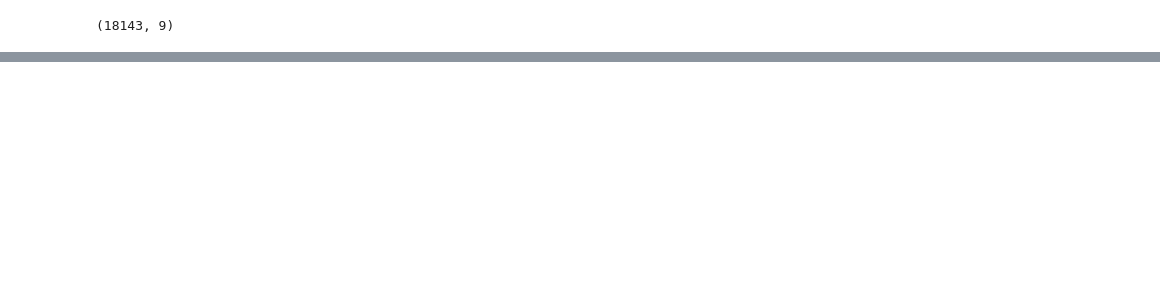
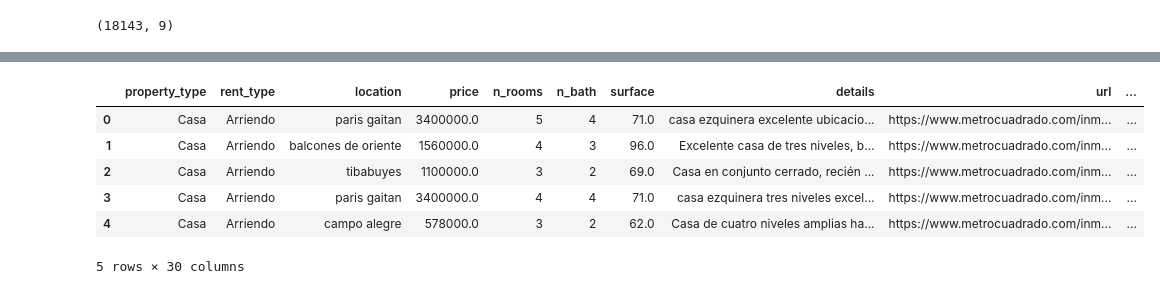
Before and after one commit to JavierSantibanez1/Tarea1_DSLab_Grupo11, a Jupyter notebook: tarea 1/tarea1.ipynb, the cells around one changed output, grey strips where cells are left out. Cells and saved outputs as stored; diff of their text form; code cells hidden in the pictures; blank space fills up the shorter version.

```diff
--- a/tarea 1/tarea1.ipynb
+++ b/tarea 1/tarea1.ipynb
@@ -146,0 +181,15 @@ df_upz
+# %%
+df_est_por = pd.read_csv('data/estadisticas_upz/porcentaje_areas_verdes.csv',index_col=0)
+df_est_por.rename(columns={'cod_upz':'UPZ_Codigo'}, inplace=True)
+df_est_por['UPZ_Codigo'] = df_est_por['UPZ_Codigo'].astype(int)
+df_est_por['UPZ_Codigo'] = ['UPZ'+str(x) for x in df_est_por['UPZ_Codigo']]
+df = pd.merge(df, df_est_por, how='left', on='UPZ_Codigo')
+df.head()
+# %% [output]
+|  | property_type | rent_type | location | price | n_rooms | n_bath | surface | details | url | ... |
+| 0 | Casa | Arriendo | paris gaitan | 3400000.0 | 5 | 4 | 71.0 | casa ezquinera excelente ubicacio... | https://www.metrocuadrado.com/inm... | ... |
+| 1 | Casa | Arriendo | balcones de oriente | 1560000.0 | 4 | 3 | 96.0 | Excelente casa de tres niveles, b... | https://www.metrocuadrado.com/inm... | ... |
+| 2 | Casa | Arriendo | tibabuyes | 1100000.0 | 3 | 2 | 69.0 | Casa en conjunto cerrado, recién ... | https://www.metrocuadrado.com/inm... | ... |
+| 3 | Casa | Arriendo | paris gaitan | 3400000.0 | 4 | 4 | 71.0 | casa ezquinera tres niveles excel... | https://www.metrocuadrado.com/inm... | ... |
+| 4 | Casa | Arriendo | campo alegre | 578000.0 | 3 | 2 | 62.0 | Casa de cuatro niveles amplias ha... | https://www.metrocuadrado.com/inm... | ... |
+5 rows × 30 columns
```
Also changed, not shown: parts of 6 cells of this notebook.
